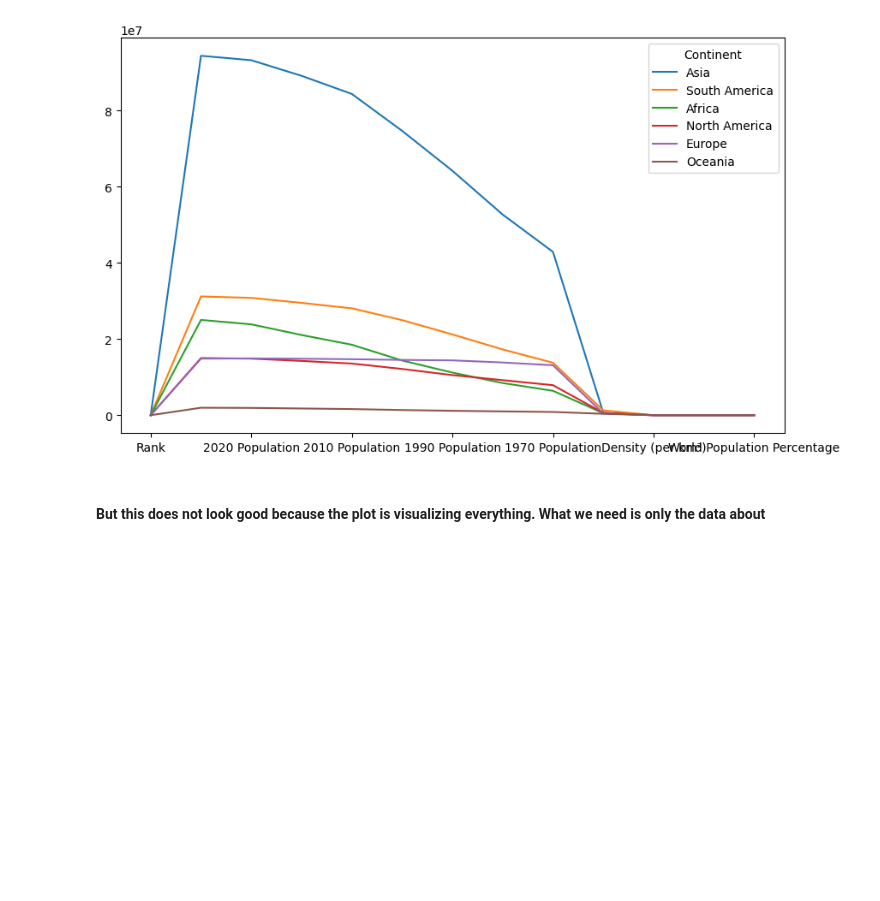
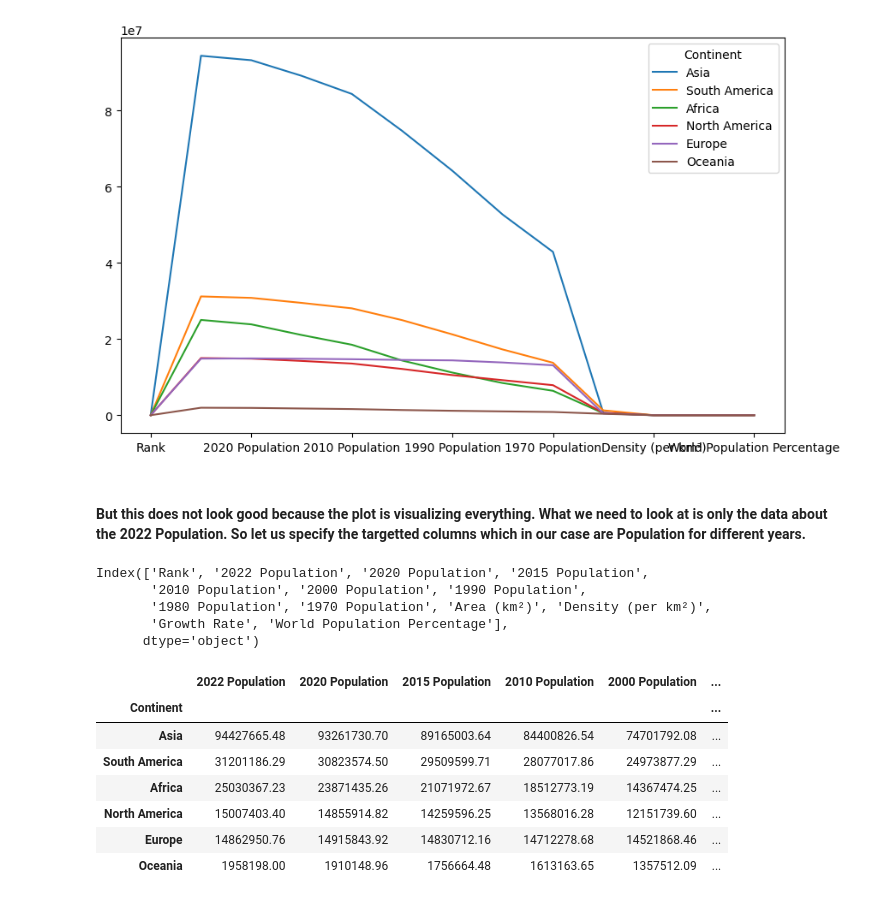
Before and after one commit to kathembo-tsongo/SimpleProjectForDataAnalytics, a Jupyter notebook: EDA.ipynb, the cells around one changed output. Drawn from its saved outputs; the diff is of its cells as text; code cells hidden in the pictures; blank space fills up the shorter version.

```diff
--- a/EDA.ipynb
+++ b/EDA.ipynb
@@ -251,4 +251,27 @@ dataframe3.plot()
 <Axes: >
 [figure]
 # %% [markdown]
-#### But this does not look good because the plot is visualizing everything. What we need is only the data about
+#### But this does not look good because the plot is visualizing everything. What we need to look at is only the data about the 2022 Population. So let us specify the targetted columns which in our case are Population for different years.
+# %%
+dataframe2.columns
+# %% [output]
+Index(['Rank', '2022 Population', '2020 Population', '2015 Population',
+       '2010 Population', '2000 Population', '1990 Population',
+       '1980 Population', '1970 Population', 'Area (km²)', 'Density (per km²)',
+       'Growth Rate', 'World Population Percentage'],
+      dtype='object')
+# %%
+
+dataframe4 = dataframe.groupby('Continent')[['2022 Population', '2020 Population', '2015 Population',
+       '2010 Population', '2000 Population', '1990 Population',
+       '1980 Population', '1970 Population']].mean(numeric_only=True).sort_values(by='2022 Population', ascending=False)
+dataframe4
+# %% [output]
+|  | 2022 Population | 2020 Population | 2015 Population | 2010 Population | 2000 Population | ... |
+| Continent |  |  |  |  |  | ... |
+| Asia | 94427665.48 | 93261730.70 | 89165003.64 | 84400826.54 | 74701792.08 | ... |
+| South America | 31201186.29 | 30823574.50 | 29509599.71 | 28077017.86 | 24973877.29 | ... |
+| Africa | 25030367.23 | 23871435.26 | 21071972.67 | 18512773.19 | 14367474.25 | ... |
+| North America | 15007403.40 | 14855914.82 | 14259596.25 | 13568016.28 | 12151739.60 | ... |
+| Europe | 14862950.76 | 14915843.92 | 14830712.16 | 14712278.68 | 14521868.46 | ... |
+| Oceania | 1958198.00 | 1910148.96 | 1756664.48 | 1613163.65 | 1357512.09 | ... |
```
Also changed, not shown: parts of 12 cells of this notebook.
